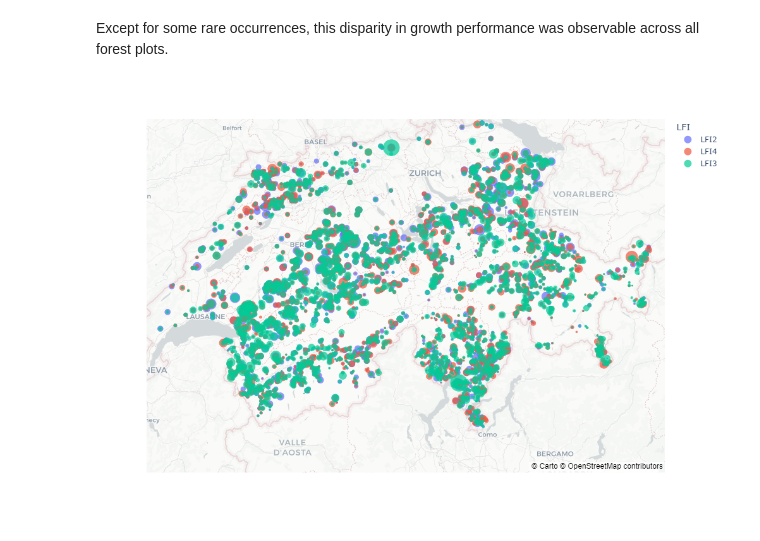
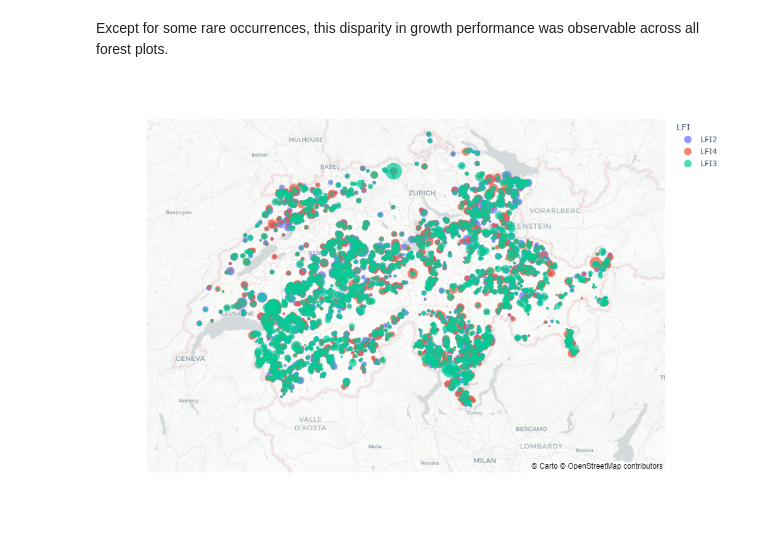
Before and after one commit to Ukratic/Jedha_fullstack, a Jupyter notebook: 6. Protective Forests/eda.ipynb, the cells around one changed output. Drawn from its saved outputs; the diff is of its cells as text; code cells hidden in the pictures.

```diff
--- a/6. Protective Forests/eda.ipynb
+++ b/6. Protective Forests/eda.ipynb
@@ -114,9 +121,9 @@ fig.show('png')
 # %% [markdown]
 Except for some rare occurrences, this disparity in growth performance was observable across all forest plots.
 # %%
-data["ACCR_pos"] = data["ACCR"].apply(lambda x: x if x >= 0 else 0)
+data["ACCR_mod"] = data["ACCR"].apply(lambda x: x if x >= 0 else 0)
 
-fig = px.scatter_mapbox(data[data['LFI']!='LFI1'], lat="LAT", lon="LON", color="LFI", size="ACCR_pos", zoom=7, mapbox_style="carto-positron",width=1000,height=700)
+fig = px.scatter_mapbox(data[data['LFI']!='LFI1'], lat="LAT", lon="LON", color="LFI", size="ACCR_mod", zoom=6.75, mapbox_style="carto-positron",width=1000,height=700)
 fig.show('png')
 # %% [output]
-[figure, old version]
+[figure, new version]
```
Also changed, not shown: parts of 7 cells of this notebook, 7 other files.
